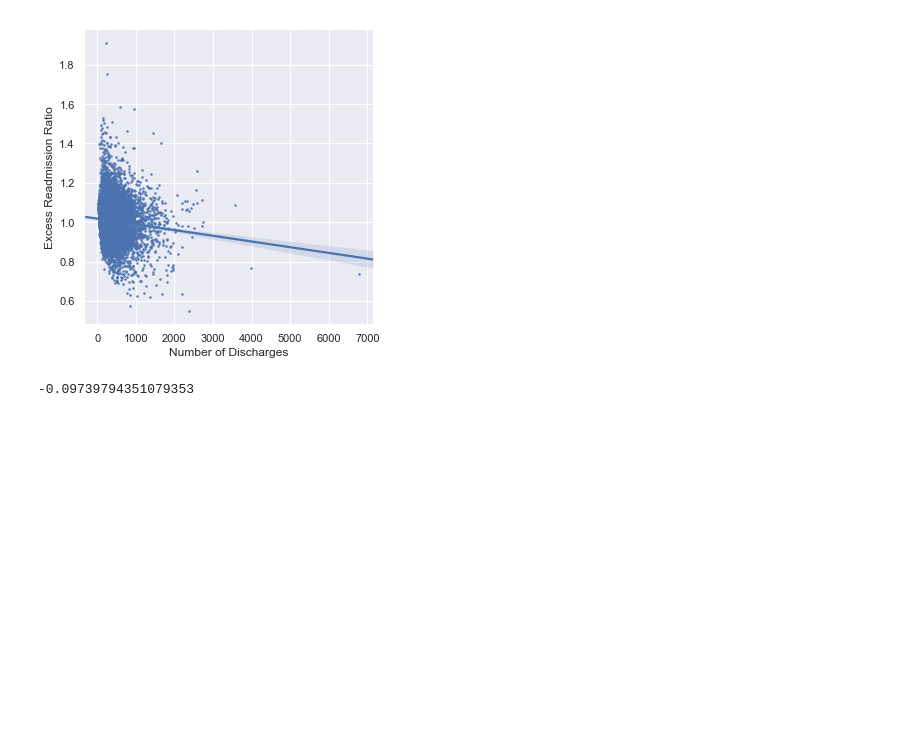
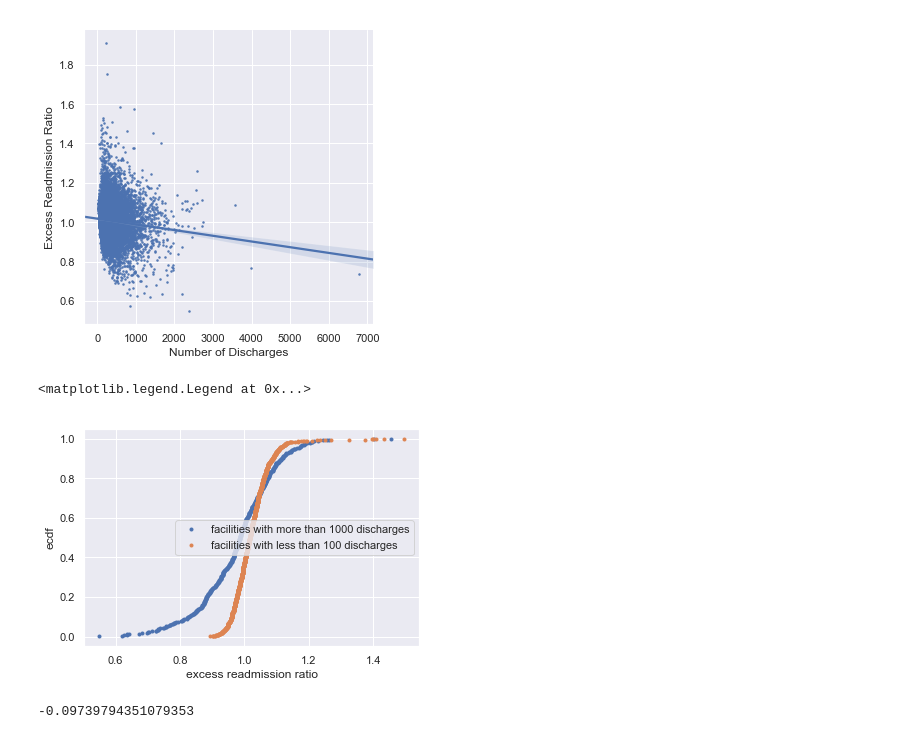
Before and after one commit to adjakka/Mini_Projects_Data_Science, a Jupyter notebook: EDA_hospital_readmit/sliderule_dsi_inferential_statistics_exercise_3.ipynb, the cells around one changed output. Cells and saved outputs as stored; diff of their text form; code cells hidden in the pictures; blank space fills up the shorter version.

Commit message:
Added more graphs

```diff
--- a/EDA_hospital_readmit/sliderule_dsi_inferential_statistics_exercise_3.ipynb
+++ b/EDA_hospital_readmit/sliderule_dsi_inferential_statistics_exercise_3.ipynb
@@ -262,6 +262,31 @@ sns.lmplot(x = 'Number of Discharges',y = 'Excess Readmission Ratio', data = df,
 # %% [output]
 <seaborn.axisgrid.FacetGrid at 0x...>
 [figure]
+# %%
+def ecdf(data):
+    """Compute ECDF for a one-dimensional array of measurements."""
+    # Number of data points: n
+    n = len(data)
+
+    # x-data for the ECDF: x
+    x = np.sort(data)
+
+    # y-data for the ECDF: y
+    y = np.arange(1, n+1) / n
+
+    return x, y
+# %%
+x_1000, y_1000 = ecdf(df2['Excess Readmission Ratio'])
+x_100, y_100 = ecdf(df1['Excess Readmission Ratio'])
+# %%
+plt.plot(x_1000, y_1000, marker = '.', linestyle = 'none')
+plt.plot(x_100, y_100, marker = '.', linestyle = 'none')
+plt.xlabel('excess readmission ratio')
+plt.ylabel('ecdf')
+plt.legend(('facilities with more than 1000 discharges', 'facilities with less than 100 discharges'), loc = 'center right')
+# %% [output]
+<matplotlib.legend.Legend at 0x...>
+[figure, added]
 # %%
 
 pearson_r, p_val = stats.pearsonr(df['Number of Discharges'], df['Excess Readmission Ratio'])
```
Also changed, not shown: 1 other file.
